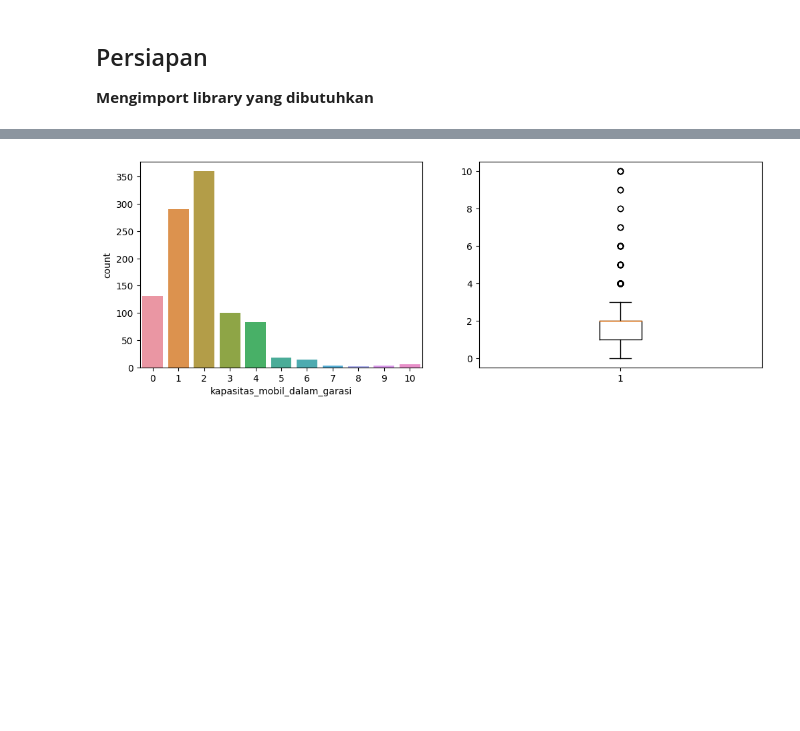
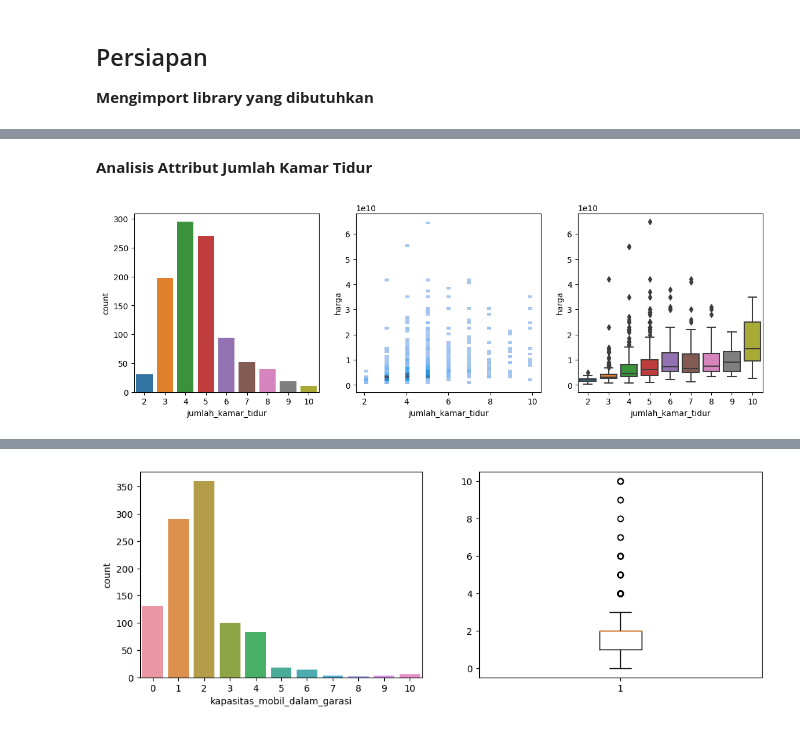
Before and after one commit to nafalabi/dwbi_linear_regression, a Jupyter notebook: regresi_linier.ipynb, the cells around one changed output, grey strips where cells are left out. Saved outputs shown, nothing was run; the diff lists cells and outputs as text; code cells hidden in the pictures; blank space fills up the shorter version.

```diff
--- a/regresi_linier.ipynb
+++ b/regresi_linier.ipynb
@@ -55,0 +116,29 @@ dtype: int64
+# %% [markdown]
+__Analisis Attribut Jumlah Kamar Tidur__
+# %%
+# f = plt.figure(figsize=(12,4))
+# f.add_subplot(1,2,1)
+# sns.countplot(x=df['jumlah_kamar_tidur'])
+
+# f.add_subplot(1,2,2)
+# plt.boxplot(df['jumlah_kamar_tidur'])
+
+# plt.show()
+
+#=====================================
+
+f = plt.figure(figsize=(14,4))
+f.add_subplot(1,3,1)
+sns.countplot(x=df['jumlah_kamar_tidur'])
+
+f.add_subplot(1,3,2)
+# plt.boxplot(df['jumlah_kamar_tidur'])
+sns.histplot(x=df['jumlah_kamar_tidur'], y=df['harga'])
+
+f.add_subplot(1,3,3)
+boxplot_kamartidur = sns.boxplot(x=df['jumlah_kamar_tidur'], y=df['harga'])
+# sns.histplot(x=df['jumlah_kamar_tidur'], y=df['harga'])
+
+plt.show()
+# %% [output]
+[figure, added]
```
Also changed, not shown: parts of 40 cells of this notebook.
